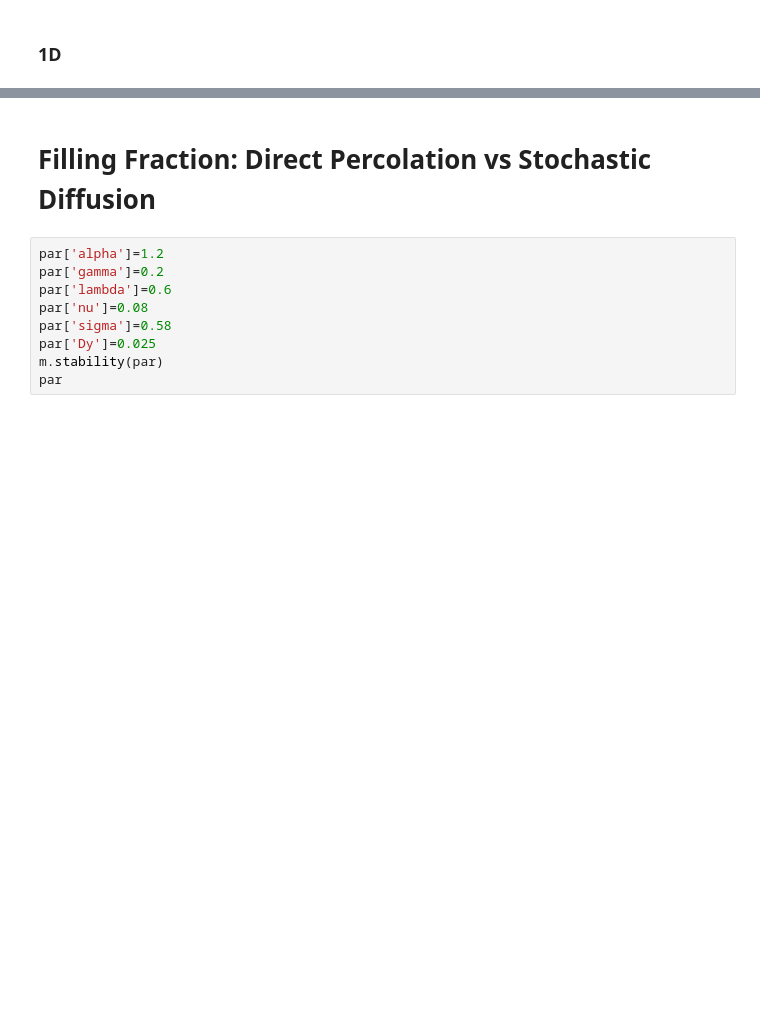
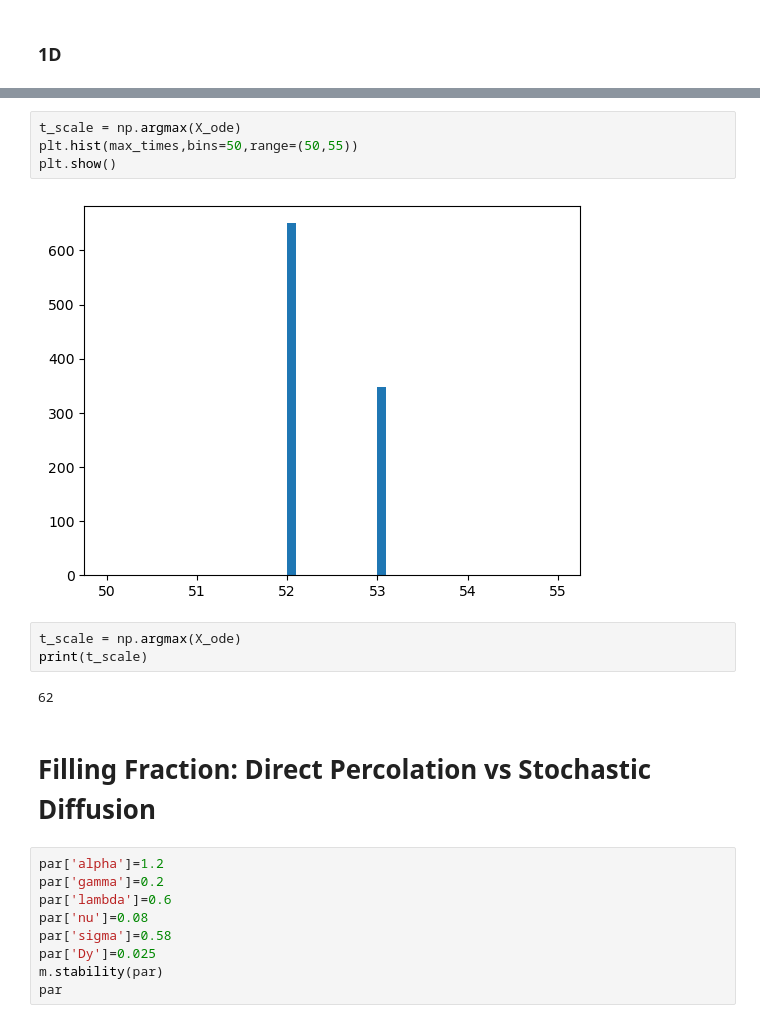
Before and after one commit to pietromalagoli/PCS, a Jupyter notebook: project.ipynb, the cells around one changed output, grey strips where cells are left out. Cells and saved outputs as stored; diff of their text form; blank space fills up the shorter version.

```diff
--- a/project.ipynb
+++ b/project.ipynb
@@ -447,3 +468,14 @@ plt.show()
+# %%
+t_scale = np.argmax(X_ode)
+plt.hist(max_times,bins=50,range=(50,55))
+plt.show()
+# %% [output]
+[figure, added]
+# %%
+t_scale = np.argmax(X_ode)
+print(t_scale)
+# %% [output]
+62
 # %% [markdown]
 # Filling Fraction: Direct Percolation vs Stochastic Diffusion
 # %%
```
Also changed, not shown: parts of 14 cells of this notebook, 9 other files.
